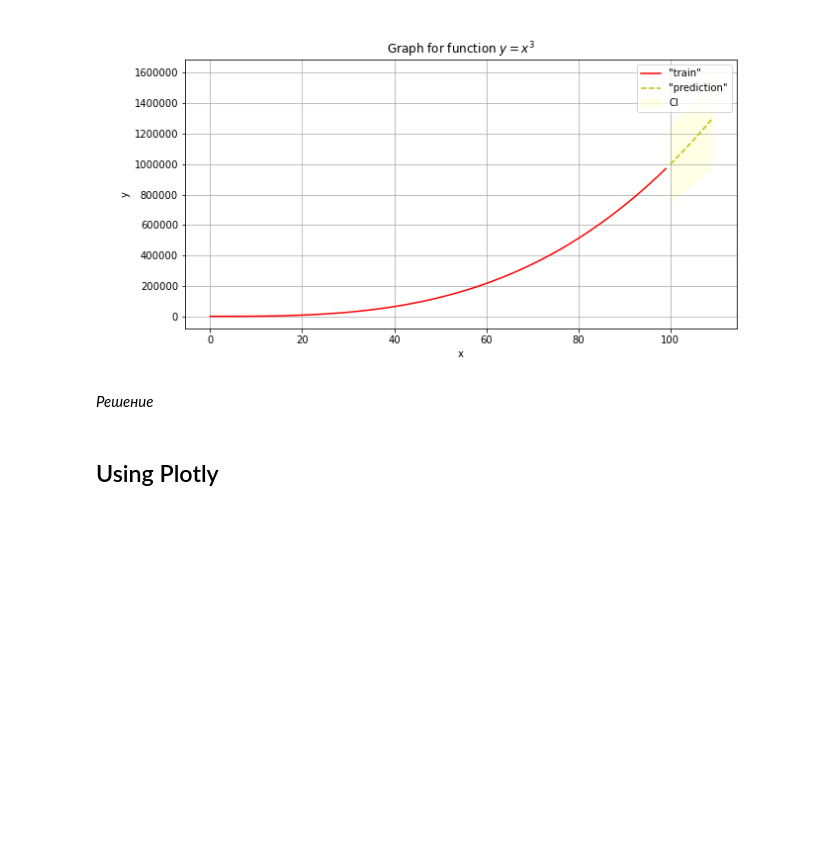
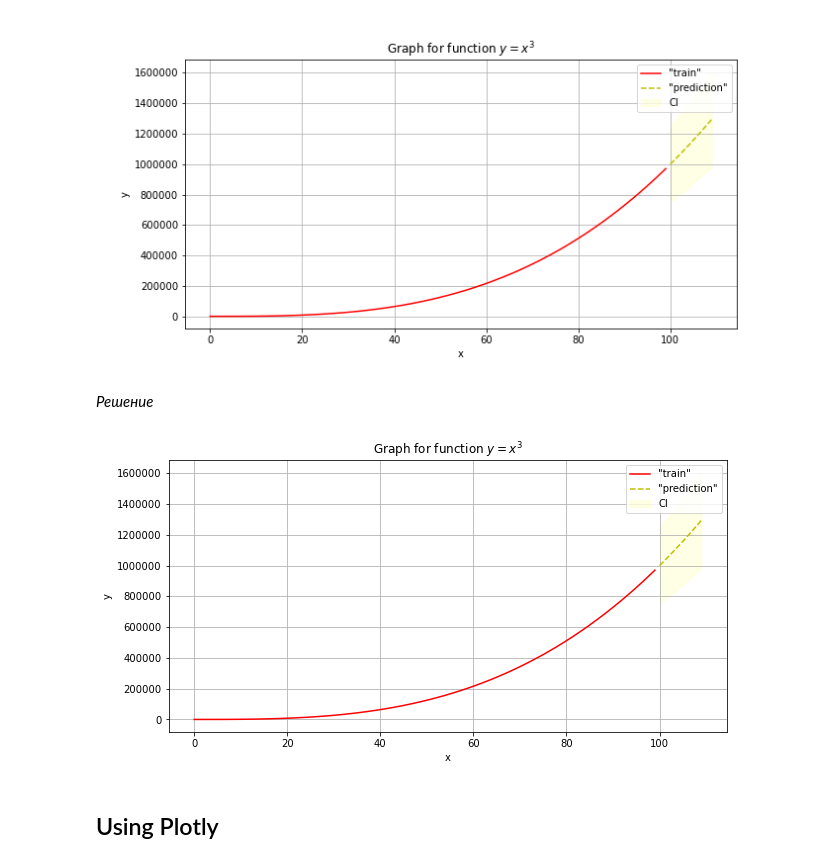
Before and after one commit to sanityseeker/lspy-2023, a Jupyter notebook: seminar_plots.ipynb, the cells around one changed output. Cells and saved outputs as stored; diff of their text form; code cells hidden in the pictures; blank space fills up the shorter version.

```diff
--- a/seminar_plots.ipynb
+++ b/seminar_plots.ipynb
@@ -62,12 +82,27 @@ Image(filename=os.path.join(IMG_FOLDER,'task0_2.png'))
 # %% [markdown]
 *Решение*
 # %%
-# train_range = np.arange(len(data))
-# preds_range = np.arange(len(data), len(data) + preds_size)
+train_range = np.arange(len(data))
+preds_range = np.arange(len(data), len(data) + preds_size)
 
-# your code
+plt.figure(figsize=(10, 5))
 
-# plt.show()
+plt.plot(train_range, data, color='red', label='"train"')
+plt.plot(preds_range, preds, '--y', label='"prediction"')
+
+plt.fill_between(preds_range, l_bounds, h_bounds, alpha=0.1, color='yellow', label='CI')
+
+plt.legend()
+plt.grid()
+plt.xlabel('x')
+plt.ylabel('y')
+plt.title('Graph for function $y = x^3$')
+plt.ticklabel_format(style='plain')
+
+# plt.savefig(os.path.join(IMG_FOLDER, 'task0_2.png'))
+plt.show()
+# %% [output]
+[figure, added]
 # %% [markdown]
 ## Using Plotly
 # %% [markdown]
```
Also changed, not shown: parts of 19 cells of this notebook, 1 other file.
